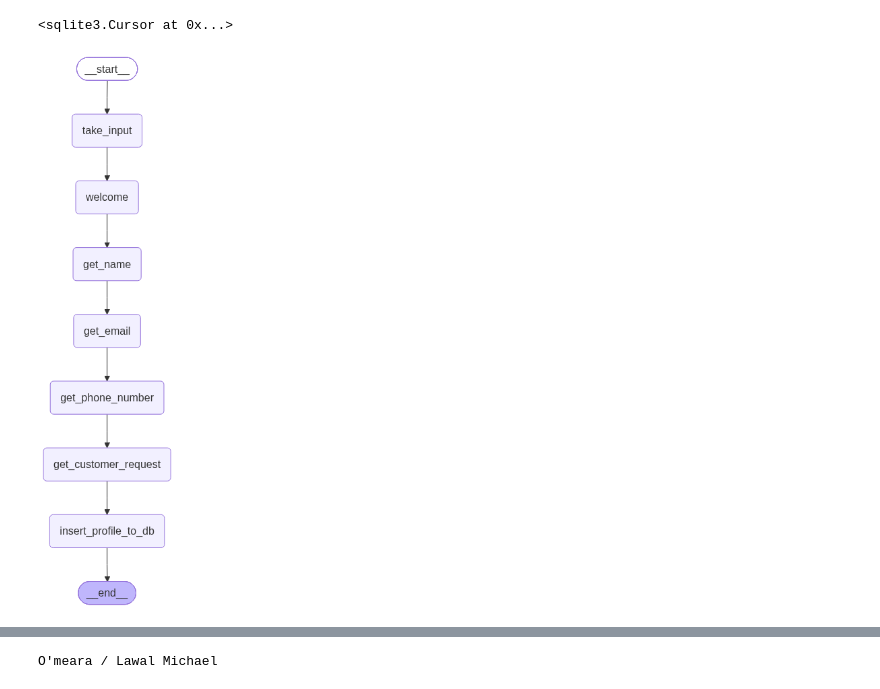
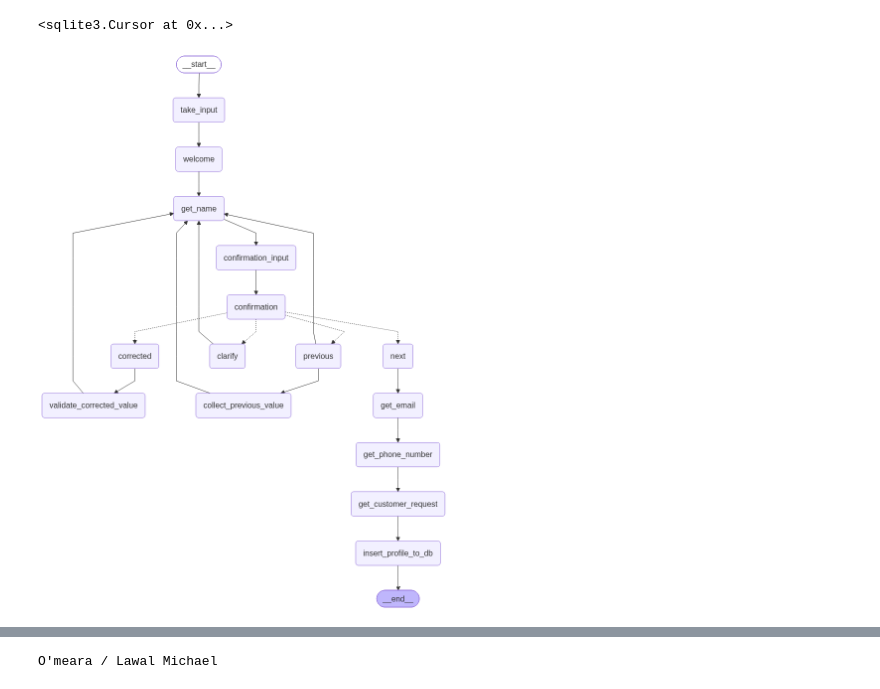
Before and after one commit to adedotunlawal123/onboarding-agent, a Jupyter notebook: notebook.ipynb, the cells around one changed output, grey strips where cells are left out. Cells and saved outputs as stored; diff of their text form; code cells hidden in the pictures.

Commit message:
successfully set up llm confirmer for name field.

```diff
--- a/notebook.ipynb
+++ b/notebook.ipynb
@@ -55,3 +395,20 @@ cursor.execute(
+# %%
+def clarify_node(state: State):
+
+    field = state["current_field"]
+    proposed_value = state["proposed_value"]
+
+    return {
+        "messages": [
+            {
+                "role": "assistant",
+                "content": (
+                    f"Just to confirm, is your {field} "
+                    f"{proposed_value}? Please say yes or no."
+                )
+            }
+        ]
+    }
 # %%
 # Initialize our LLM
 
@@ -132,32 +508,70 @@ def
 # %%
 onboard_graph = StateGraph(State)
 
 # Start the edges
 onboard_graph.add_node("take_input", take_input)
 onboard_graph.add_node("welcome", welcome)
 onboard_graph.add_node("get_name", get_name)
+# Add nodes
+onboard_graph.add_node("confirmation",confirmation_node)
+onboard_graph.add_node("confirmation_input", confirmation_input)
+
+onboard_graph.add_node("next",next_node)
+
+onboard_graph.add_node("previous",previous_node)
+
+onboard_graph.add_node("corrected",corrected_node)
+onboard_graph.add_node("validate_corrected_value", validate_corrected_value)
+onboard_graph.add_node('collect_previous_value', collect_previous_value)
+
+onboard_graph.add_node("clarify",clarify_node)
 onboard_graph.add_node("get_email", get_email)
 onboard_graph.add_node("get_phone_number", get_phone_number)
 onboard_graph.add_node("get_customer_request", get_customer_request)
-#onboard_graph.add_node("execute_query", execute_query)
+##onboard_graph.add_node("execute_query", execute_query)
 onboard_graph.add_node("insert_profile_to_db", insert_profile_to_db)
 
 
 onboard_graph.add_edge(START, "take_input")
 onboard_graph.add_edge("take_input", "welcome")
 onboard_graph.add_edge("welcome", "get_name")
-onboard_graph.add_edge("get_name", "get_email")
+onboard_graph.add_edge("get_name", "confirmation_input")
+onboard_graph.add_edge("confirmation_input", "confirmation")
+onboard_graph.add_conditional_edges(
+    "confirmation",
+    route_confirmation,
+    {
+        "next": "next",
+        "previous": "previous",
+        "corrected": "corrected",
+        "clarify": "clarify"
+    }
+)
+
+onboard_graph.add_edge("previous", "collect_previous_value")
+onboard_graph.add_edge("collect_previous_value", "get_name")
+onboard_graph.add_edge("previous", "get_name")
+
+
+onboard_graph.add_edge("corrected", "validate_corrected_value")
+onboard_graph.add_edge("validate_corrected_value", "get_name")
+onboard_graph.add_edge("clarify", "get_name")
+#onboard_graph.add_edge("get_name", "get_email")
+
+onboard_graph.add_edge("next", "get_email")
+
+
 onboard_graph.add_edge("get_email", "get_phone_number")
 onboard_graph.add_edge("get_phone_number", "get_customer_request")
-#onboard_graph.add_edge("get_customer_request", "execute_query")
-#onboard_graph.add_edge("execute_query", "insert_profile_to_db")
+##onboard_graph.add_edge("get_customer_request", "execute_query")
+##onboard_graph.add_edge("execute_query", "insert_profile_to_db")
 onboard_graph.add_edge("get_customer_request", "insert_profile_to_db")
 onboard_graph.add_edge("insert_profile_to_db", END)
 compiled_graph = onboard_graph.compile()
 
 display(Image(compiled_graph.get_graph().draw_mermaid_png()))
 # %% [output]
-[figure, old version]
+[figure, new version]
 # %%
 customer_input = "Hi there"
 result = compiled_graph.invoke({"user_input":customer_input})
```
Also changed, not shown: parts of 18 cells of this notebook, 6 other files.
